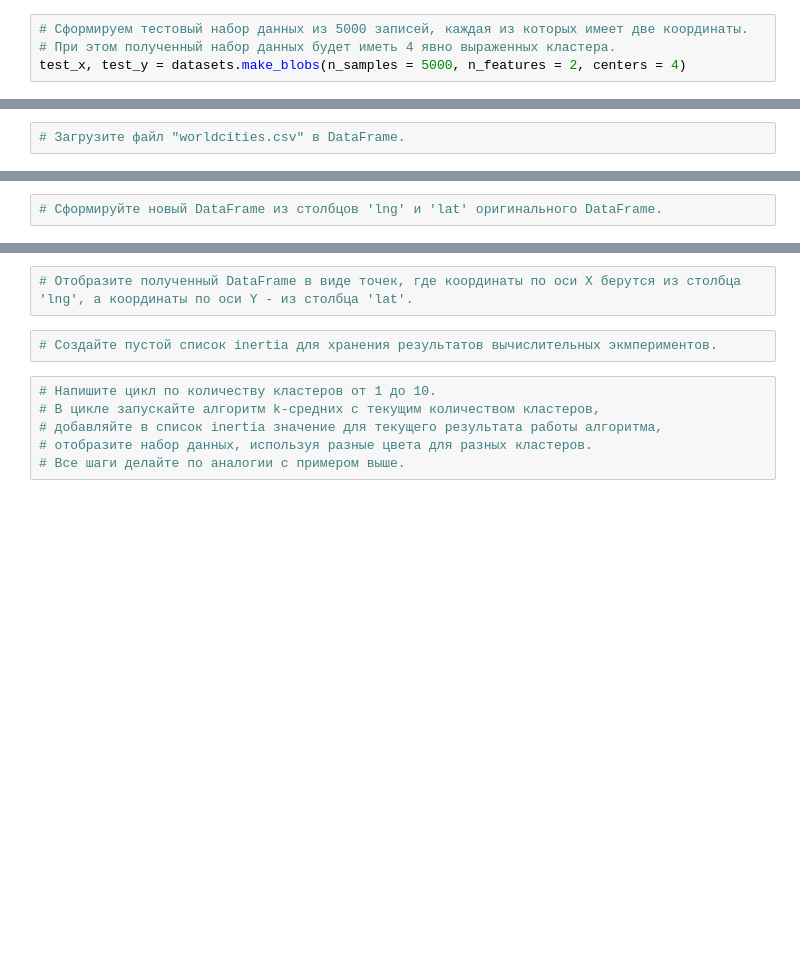
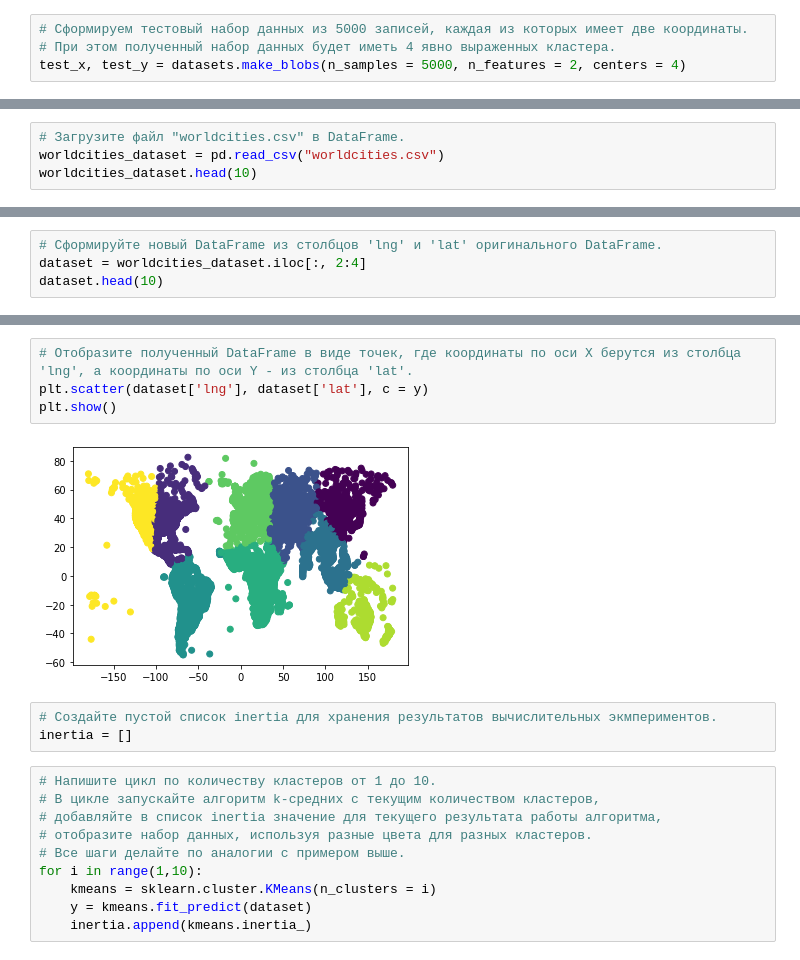
Before and after one commit to quiet-cmd/EmptyJupyterNoteebookForBinder, a Jupyter notebook: lesson_7/k_means.ipynb, the cells around one changed output, grey strips where cells are left out. Saved outputs shown, nothing was run; the diff lists cells and outputs as text; blank space fills up the shorter version.

Commit message:
clustering

```diff
--- a/lesson_7/k_means.ipynb
+++ b/lesson_7/k_means.ipynb
@@ -32,2 +53,4 @@ matplotlib.pyplot.show()
 # %%
 # Загрузите файл "worldcities.csv" в DataFrame.
+worldcities_dataset = pd.read_csv("worldcities.csv")
+worldcities_dataset.head(10)
@@ -34,2 +69,4 @@ matplotlib.pyplot.show()
 # %%
 # Сформируйте новый DataFrame из столбцов 'lng' и 'lat' оригинального DataFrame.
+dataset = worldcities_dataset.iloc[:, 2:4]
+dataset.head(10)
@@ -36,12 +85,21 @@ matplotlib.pyplot.show()
 # %%
 # Отобразите полученный DataFrame в виде точек, где координаты по оси X берутся из столбца 'lng', а координаты по оси Y - из столбца 'lat'.
+plt.scatter(dataset['lng'], dataset['lat'], c = y)
+plt.show()
+# %% [output]
+[figure, added]
 # %%
 # Создайте пустой список inertia для хранения результатов вычислительных экмпериментов.
+inertia = []
 # %%
 # Напишите цикл по количеству кластеров от 1 до 10.
 # В цикле запускайте алгоритм k-средних с текущим количеством кластеров,
 # добавляйте в список inertia значение для текущего результата работы алгоритма,
 # отобразите набор данных, используя разные цвета для разных кластеров.
 # Все шаги делайте по аналогии с примером выше.
+for i in range(1,10):
+    kmeans = sklearn.cluster.KMeans(n_clusters = i)
+    y = kmeans.fit_predict(dataset)
+    inertia.append(kmeans.inertia_)
 # %%
 # Постройте график изменения величины inertia от количества кластеров.
```
Also changed, not shown: parts of 8 cells of this notebook.
